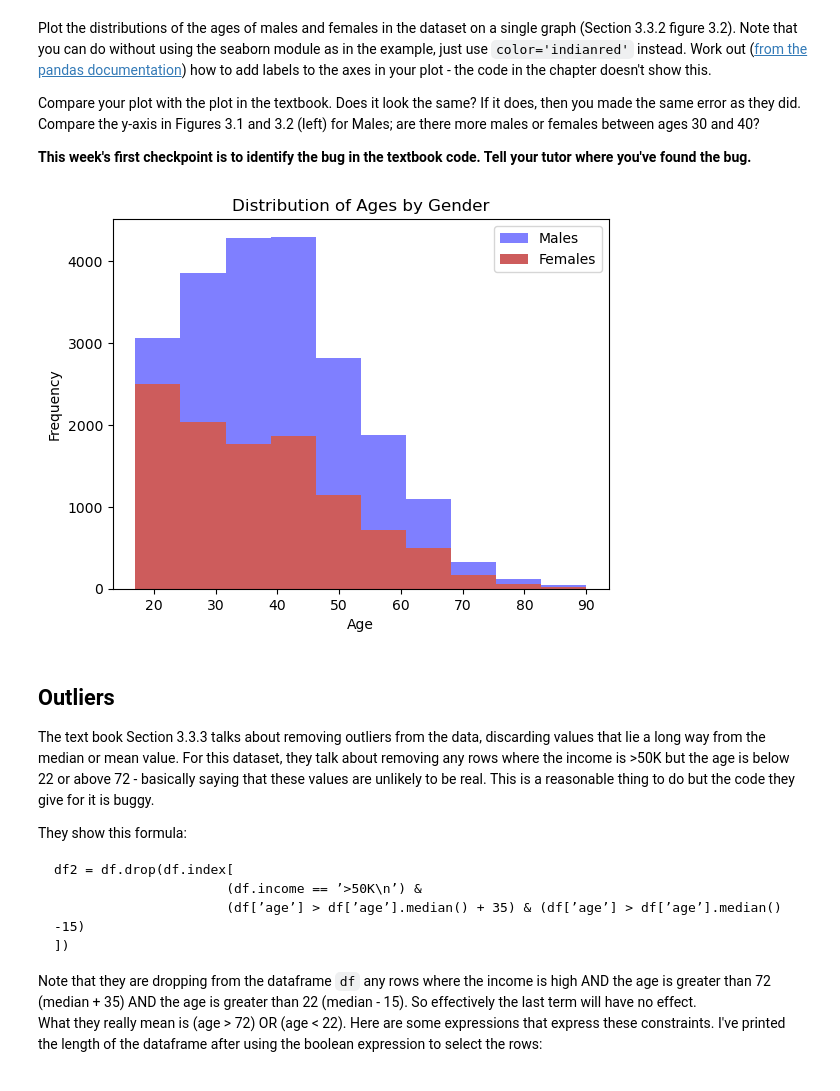
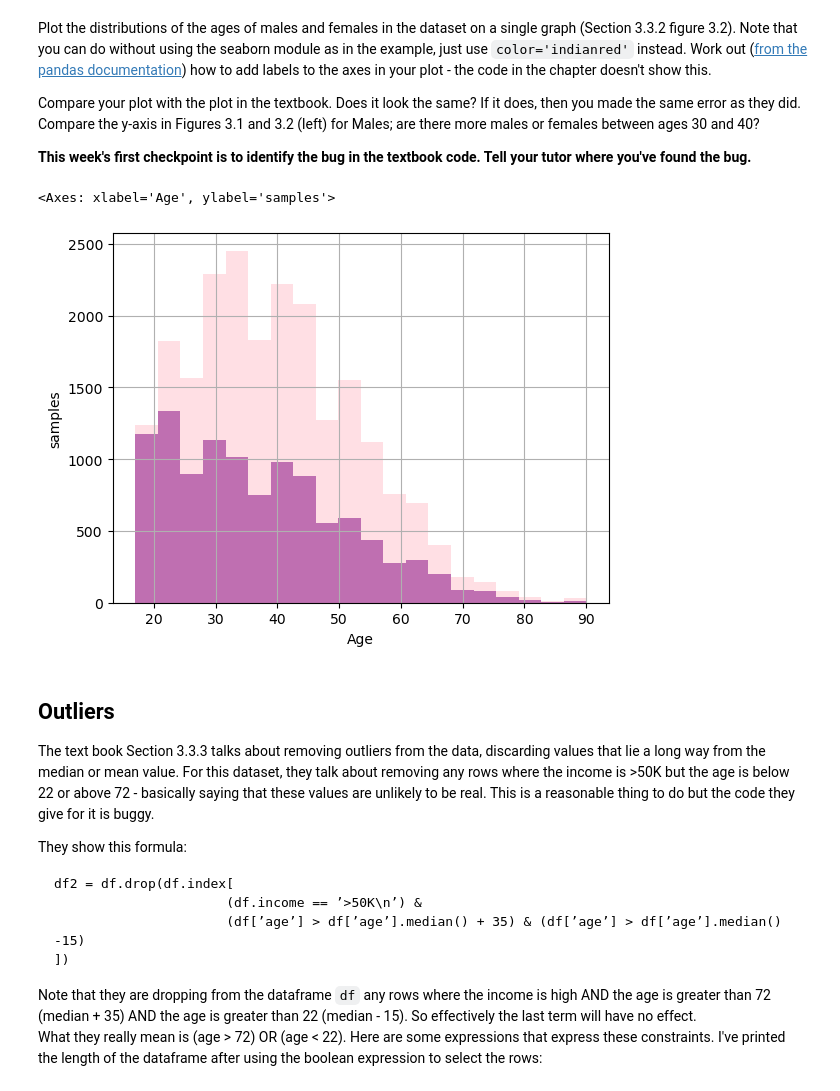
Before and after one commit to jo3yyyt/COMP2200-Practical-Workshops, a Jupyter notebook: Workshop Week 3/Workshop Week 3.ipynb, the cells around one changed output. Cells and saved outputs as stored; diff of their text form; code cells hidden in the pictures.

```diff
--- a/Workshop Week 3/Workshop Week 3.ipynb
+++ b/Workshop Week 3/Workshop Week 3.ipynb
@@ -146,18 +157,13 @@ Plot the distributions of the ages of males and females in the dataset on a sing
 Compare your plot with the plot in the textbook.  Does it look the same? If it does, then you made the same error as they did. Compare the y-axis in Figures 3.1 and 3.2 (left) for Males; are there more males or females between ages 30 and 40?
 
 **This week's first checkpoint is to identify the bug in the textbook code.  Tell your tutor where you've found the bug.**
-# %%
-plt.hist(males['age'],alpha=0.5, color='blue', label='Males')
-plt.hist(females['age'],color='indianred', label='Females')
-
-plt.xlabel('Age')
-plt.ylabel('Frequency')
-plt.title('Distribution of Ages by Gender')
-plt.legend()
-
-plt.show()
-# %% [output]
-[figure, removed]
+# %%
+plt.axes(xlabel = 'Age', ylabel = 'samples')
+males.age.hist(histtype = 'stepfilled', bins = 20, alpha = 0.5, color = 'pink')
+females.age.hist(histtype = 'stepfilled', bins = 20, alpha = 0.5, color= 'purple')
+# %% [output]
+<Axes: xlabel='Age', ylabel='samples'>
+[figure, added]
 # %% [markdown]
 ## Outliers
 
```
Also changed, not shown: parts of 24 cells of this notebook.
